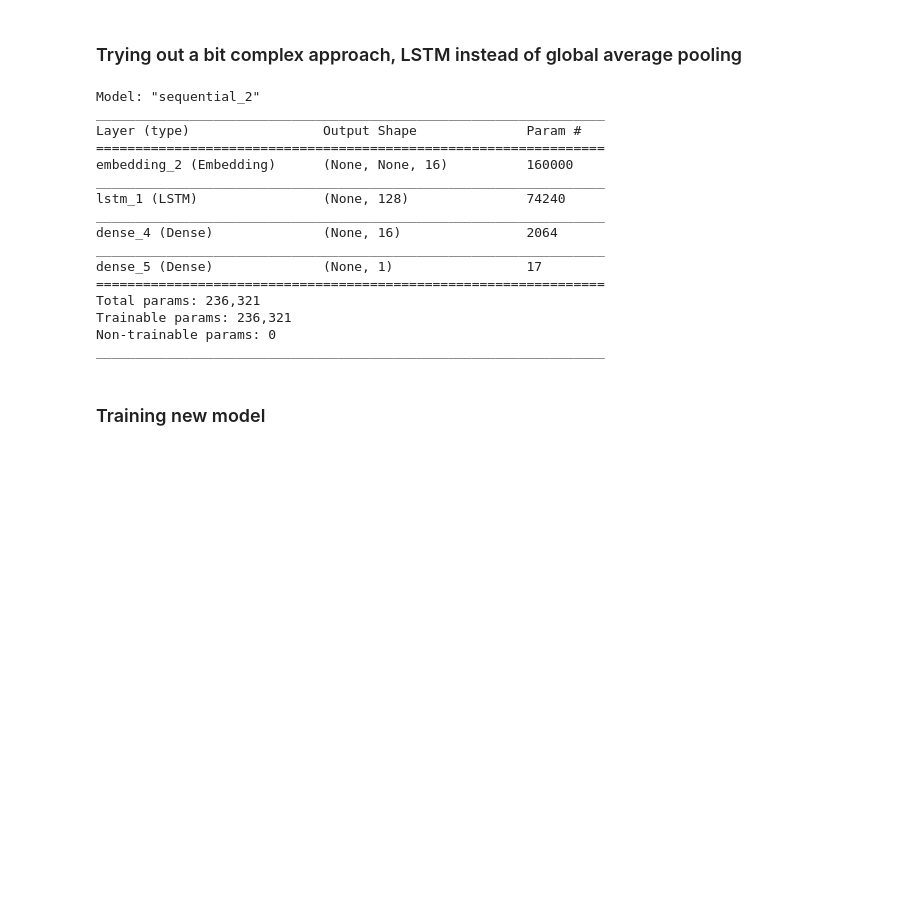
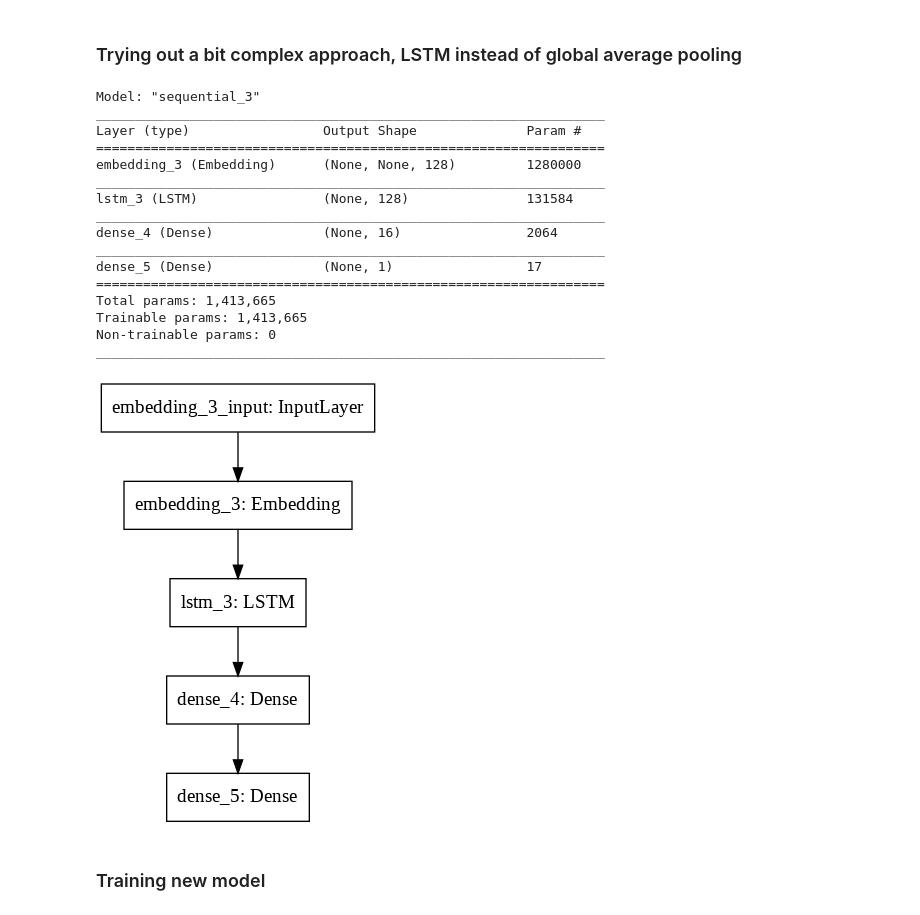
Before and after one commit to azharul/textClassification_IMDB, a Jupyter notebook: Text_classification_IMDB.ipynb, the cells around one changed output. Drawn from its saved outputs; the diff is of its cells as text; code cells hidden in the pictures; blank space fills up the shorter version.

```diff
--- a/Text_classification_IMDB.ipynb
+++ b/Text_classification_IMDB.ipynb
@@ -240,34 +234,43 @@ plt.show()
 vocab_size = 10000
 
 model = keras.Sequential()
-model.add(keras.layers.Embedding(vocab_size, 16))
+model.add(keras.layers.Embedding(vocab_size, 128))
 model.add(keras.layers.LSTM(128, dropout=0.2))
-model.add(keras.layers.LSTM(64, dropout=0.2))
 model.add(keras.layers.Dense(16, activation=tf.nn.relu))
 model.add(keras.layers.Dense(1, activation=tf.nn.sigmoid))
 
 model.summary()
 # %% [output]
-Model: "sequential_2"
+Model: "sequential_3"
 _________________________________________________________________
 Layer (type)                 Output Shape              Param #
 =================================================================
-embedding_2 (Embedding)      (None, None, 16)          160000
+embedding_3 (Embedding)      (None, None, 128)         1280000
 _________________________________________________________________
-lstm_1 (LSTM)                (None, 128)               74240
+lstm_3 (LSTM)                (None, 128)               131584
 _________________________________________________________________
 dense_4 (Dense)              (None, 16)                2064
 _________________________________________________________________
 dense_5 (Dense)              (None, 1)                 17
 =================================================================
-Total params: 236,321
-Trainable params: 236,321
+Total params: 1,413,665
+Trainable params: 1,413,665
 Non-trainable params: 0
 _________________________________________________________________
 # %%
 model.compile(optimizer='adam',
               loss='binary_crossentropy',
               metrics=['acc'])
+# %%
+tf.keras.utils.plot_model(
+    model,
+    to_file='model.png',
+    show_shapes=False,
+    show_layer_names=True,
+    rankdir='TB'
+)
+# %% [output]
+[figure, added]
 # %% [markdown]
 ### Training new model
 # %%
```
Also changed, not shown: parts of 11 cells of this notebook.
